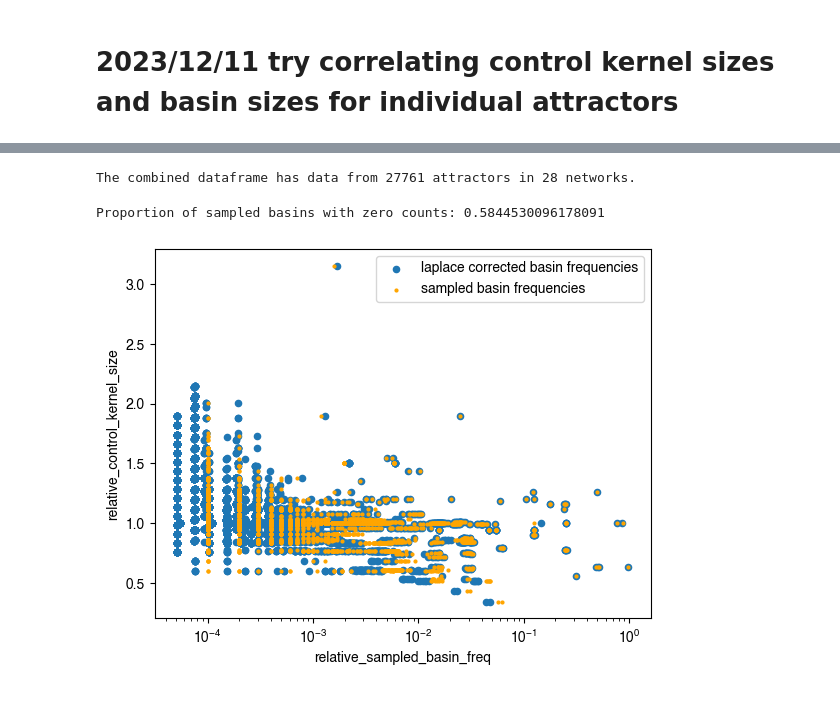
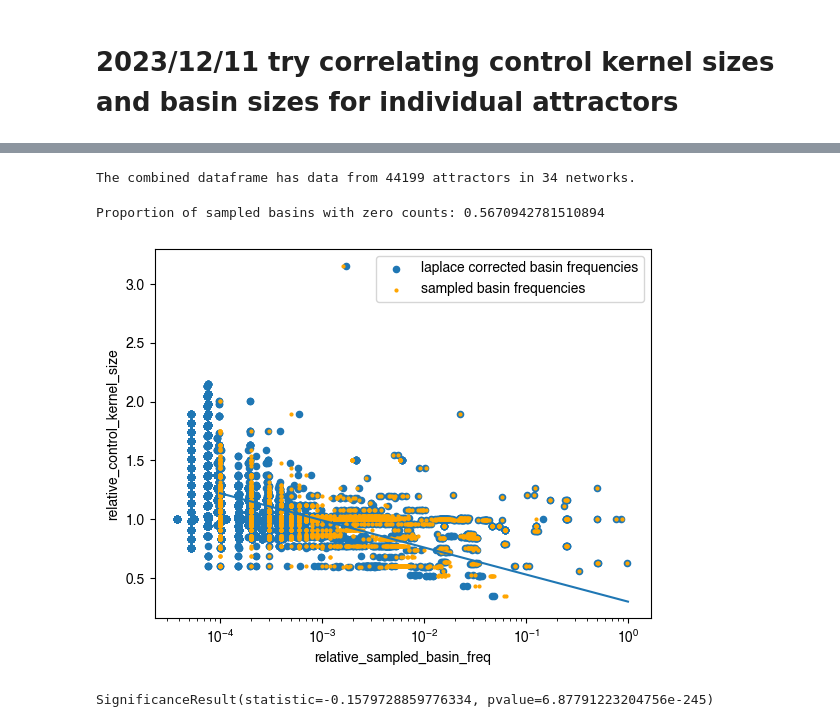
Before and after one commit to bcdaniels/Control-of-Synthetic-Boolean-Networks, a Jupyter notebook: CK_vs_entropy/cell-collective-basin-entropy.ipynb, the cells around one changed output, grey strips where cells are left out. Drawn from its saved outputs; the diff is of its cells as text; code cells hidden in the pictures.

Commit message:
latest cell collective basin entropy stuff

```diff
--- a/CK_vs_entropy/cell-collective-basin-entropy.ipynb
+++ b/CK_vs_entropy/cell-collective-basin-entropy.ipynb
@@ -80,7 +80,8 @@ We have old basin entropy data for 21 networks
 # %% [markdown]
 # Load control kernel data from 2021 control kernel paper
 # %%
-control_kernel_data_file = '/Users/bdaniel6/ASUDropbox/Research/grn-survey/Writeups/control-kernel-2020/Nature Comm final revision Aug 2021/zenodo Aug 2021/20200820_control_kernel_supplemental_info.csv'
+control_kernel_data_file = '/Users/bdaniel6/ASUDropbox/Research/grn-survey/Writeups/control-kernel-2020/'\
+    'Nature Comm final revision Aug 2021/zenodo Aug 2021/20200820_control_kernel_supplemental_info.csv'
 # %%
 ck_df = pd.read_csv(control_kernel_data_file).set_index('name')
 # %%
@@ -205,7 +270,10 @@ def nice_name(name):
     """
     Returns the "nice" name of the Cell Collective network given the directory name
     """
-    return name.replace('_',' ')
+    nice = name.replace('_',' ')
+    if nice == 'Iron Acquisition And Oxidative Stress Response In Aspergillus Fumigatus':
+        nice = nice+'.'
+    return nice
 # %%
 # check directory_names
 for name in ck_df.index:
@@ -362,8 +468,6 @@ basinDataDict['Cortical_Area_Development']
 # %%
 # for each of the networks for which we have sampled basin size data, find the
 # corresponding control kernel sizes for each attractor
-
-# NOTE!  THE ATTRACTORS IN BASIN DATA APPEAR TO BE THE REVERSE OF ATTRACTORS IN CONTROL KERNEL DATA?
 
 # NOTE!  WE SKIP UNCONTROLLABLE ATTRACTORS
 
@@ -391,7 +495,7 @@ for name in basinDataDict:
 
         # sanity check that these attractors are indeed equivalent
         assert(md.attractors_equivalent(basinData['attractors'][basin_att_index],
-                                        ckData['attractors'][ck_att_index][::-1]))
+                                        ckData['attractors'][ck_att_index]))
 
         # skip uncontrollable attractors (with size None)
         if ckData['control_kernel_sizes'][ck_att_index]:
@@ -451,17 +555,27 @@ combined_df
 print("The combined dataframe has data from {} attractors in {} networks.".format(
       len(combined_df),len(combined_df.network_name.unique())))
 # %% [output]
-The combined dataframe has data from 27761 attractors in 28 networks.
+The combined dataframe has data from 44199 attractors in 34 networks.
 # %%
 print("Proportion of sampled basins with zero counts: {}".format(
       np.mean(combined_df['relative_sampled_basin_freq'] == 0)))
 # %% [output]
-Proportion of sampled basins with zero counts: 0.5844530096178091
+Proportion of sampled basins with zero counts: 0.5670942781510894
 # %%
 combined_df.plot.scatter('relative_sampled_basin_freq_laplace','relative_control_kernel_size',
                          label='laplace corrected basin frequencies')
 combined_df.plot.scatter('relative_sampled_basin_freq','relative_control_kernel_size',
                          color='orange',ax=plt.gca(),s=4,label='sampled basin frequencies')
+
+rel_bin_freqs = np.logspace(-4,0)
+plt.plot(rel_bin_freqs,0.3-0.1*np.log(rel_bin_freqs))
+
 plt.xscale('log')
+#plt.yscale('log')
 # %% [output]
-[figure, old version]
+[figure, new version]
+# %%
+scipy.stats.spearmanr(combined_df['relative_control_kernel_size'],
+                      combined_df['relative_sampled_basin_freq_laplace'])
+# %% [output]
+SignificanceResult(statistic=-0.1579728859776334, pvalue=6.87791223204756e-245)
```
Also changed, not shown: parts of 34 cells of this notebook.
